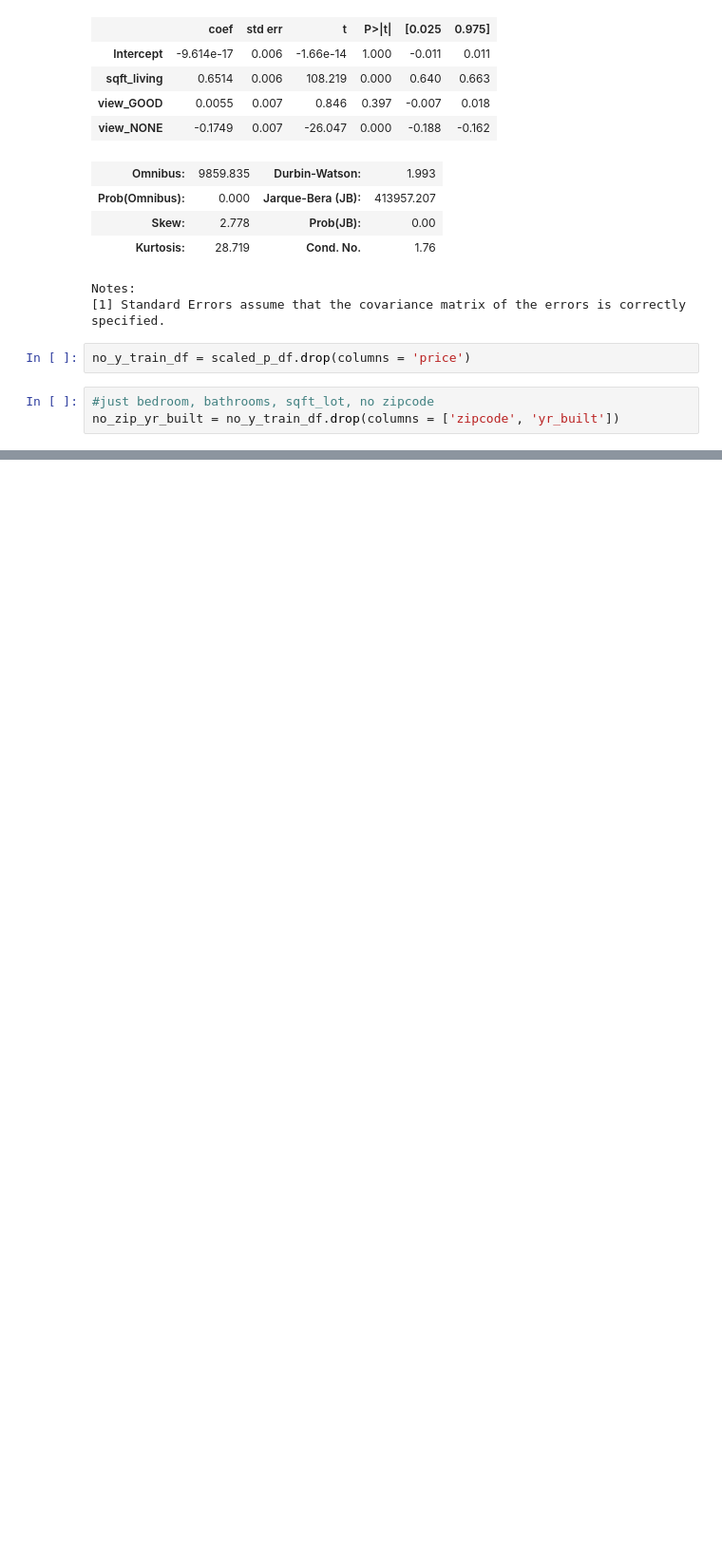
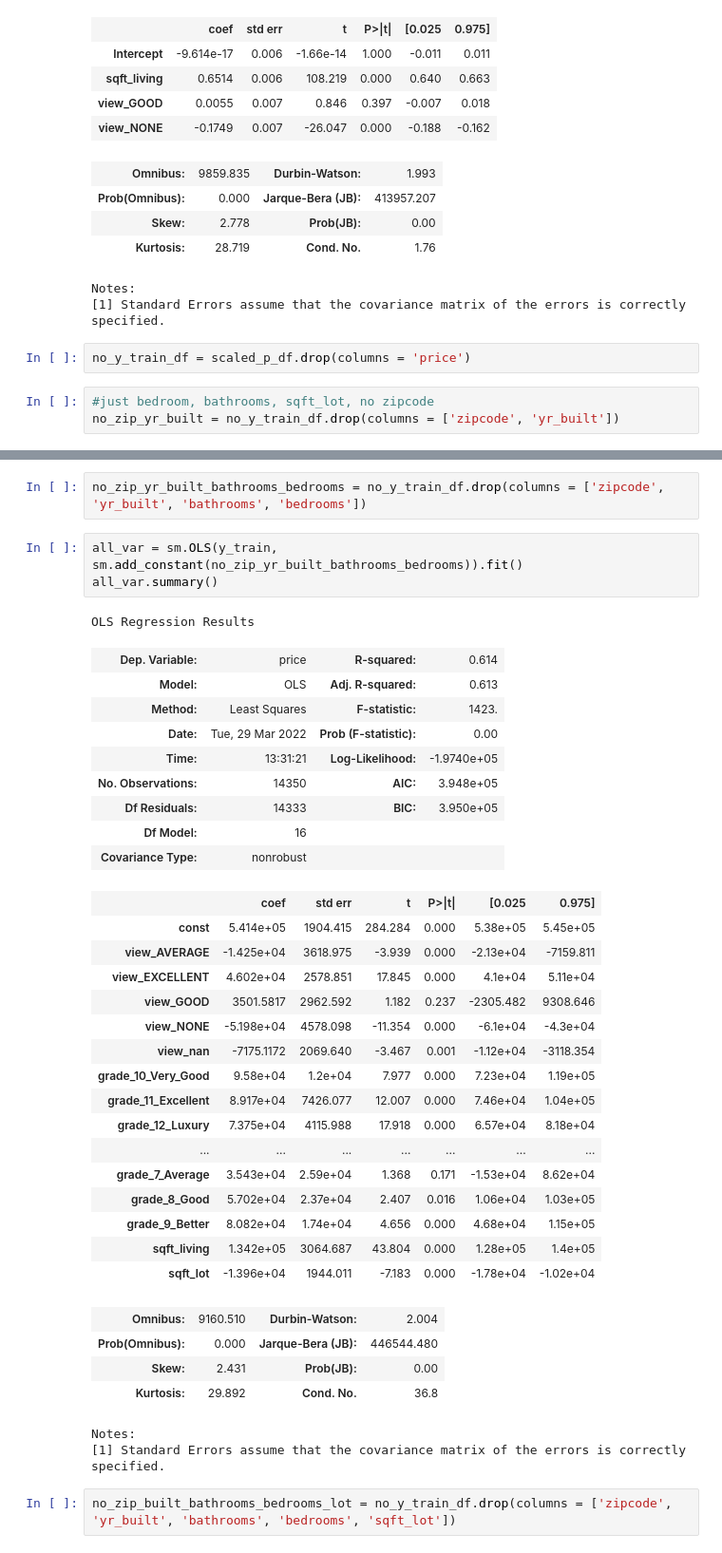
Before and after one commit to xiaohua-su/King_County_Real_Estate_Analysis, a Jupyter notebook: workspace_xiaohua/Untitled1.ipynb, the cells around one changed output, grey strips where cells are left out. Shown at 95% size. Saved outputs shown, nothing was run; the diff lists cells and outputs as text; blank space fills up the shorter version.

```diff
--- a/workspace_xiaohua/Untitled1.ipynb
+++ b/workspace_xiaohua/Untitled1.ipynb
@@ -814,0 +855,40 @@ Notes:
+# %%
+no_zip_yr_built_bathrooms_bedrooms = no_y_train_df.drop(columns = ['zipcode', 'yr_built', 'bathrooms', 'bedrooms'])
+# %%
+all_var = sm.OLS(y_train, sm.add_constant(no_zip_yr_built_bathrooms_bedrooms)).fit()
+all_var.summary()
+# %% [output]
+OLS Regression Results
+| Dep. Variable: | price | R-squared: | 0.614 |
+| Model: | OLS | Adj. R-squared: | 0.613 |
+| Method: | Least Squares | F-statistic: | 1423. |
+| Date: | Tue, 29 Mar 2022 | Prob (F-statistic): | 0.00 |
+| Time: | 13:31:21 | Log-Likelihood: | -1.9740e+05 |
+| No. Observations: | 14350 | AIC: | 3.948e+05 |
+| Df Residuals: | 14333 | BIC: | 3.950e+05 |
+| Df Model: | 16 |  |  |
+| Covariance Type: | nonrobust |  |  |
+|  | coef | std err | t | P>|t| | [0.025 | 0.975] |
+| const | 5.414e+05 | 1904.415 | 284.284 | 0.000 | 5.38e+05 | 5.45e+05 |
+| view_AVERAGE | -1.425e+04 | 3618.975 | -3.939 | 0.000 | -2.13e+04 | -7159.811 |
+| view_EXCELLENT | 4.602e+04 | 2578.851 | 17.845 | 0.000 | 4.1e+04 | 5.11e+04 |
+| view_GOOD | 3501.5817 | 2962.592 | 1.182 | 0.237 | -2305.482 | 9308.646 |
+| view_NONE | -5.198e+04 | 4578.098 | -11.354 | 0.000 | -6.1e+04 | -4.3e+04 |
+| view_nan | -7175.1172 | 2069.640 | -3.467 | 0.001 | -1.12e+04 | -3118.354 |
+| grade_10_Very_Good | 9.58e+04 | 1.2e+04 | 7.977 | 0.000 | 7.23e+04 | 1.19e+05 |
+| grade_11_Excellent | 8.917e+04 | 7426.077 | 12.007 | 0.000 | 7.46e+04 | 1.04e+05 |
+| grade_12_Luxury | 7.375e+04 | 4115.988 | 17.918 | 0.000 | 6.57e+04 | 8.18e+04 |
+| ... | ... | ... | ... | ... | ... | ... |
+| grade_7_Average | 3.543e+04 | 2.59e+04 | 1.368 | 0.171 | -1.53e+04 | 8.62e+04 |
+| grade_8_Good | 5.702e+04 | 2.37e+04 | 2.407 | 0.016 | 1.06e+04 | 1.03e+05 |
+| grade_9_Better | 8.082e+04 | 1.74e+04 | 4.656 | 0.000 | 4.68e+04 | 1.15e+05 |
+| sqft_living | 1.342e+05 | 3064.687 | 43.804 | 0.000 | 1.28e+05 | 1.4e+05 |
+| sqft_lot | -1.396e+04 | 1944.011 | -7.183 | 0.000 | -1.78e+04 | -1.02e+04 |
+| Omnibus: | 9160.510 | Durbin-Watson: | 2.004 |
+| Prob(Omnibus): | 0.000 | Jarque-Bera (JB): | 446544.480 |
+| Skew: | 2.431 | Prob(JB): | 0.00 |
+| Kurtosis: | 29.892 | Cond. No. | 36.8 |
+Notes:
+[1] Standard Errors assume that the covariance matrix of the errors is correctly specified.
+# %%
+no_zip_built_bathrooms_bedrooms_lot = no_y_train_df.drop(columns = ['zipcode', 'yr_built', 'bathrooms', 'bedrooms', 'sqft_lot'])
```
Also changed, not shown: parts of 11 cells of this notebook.
